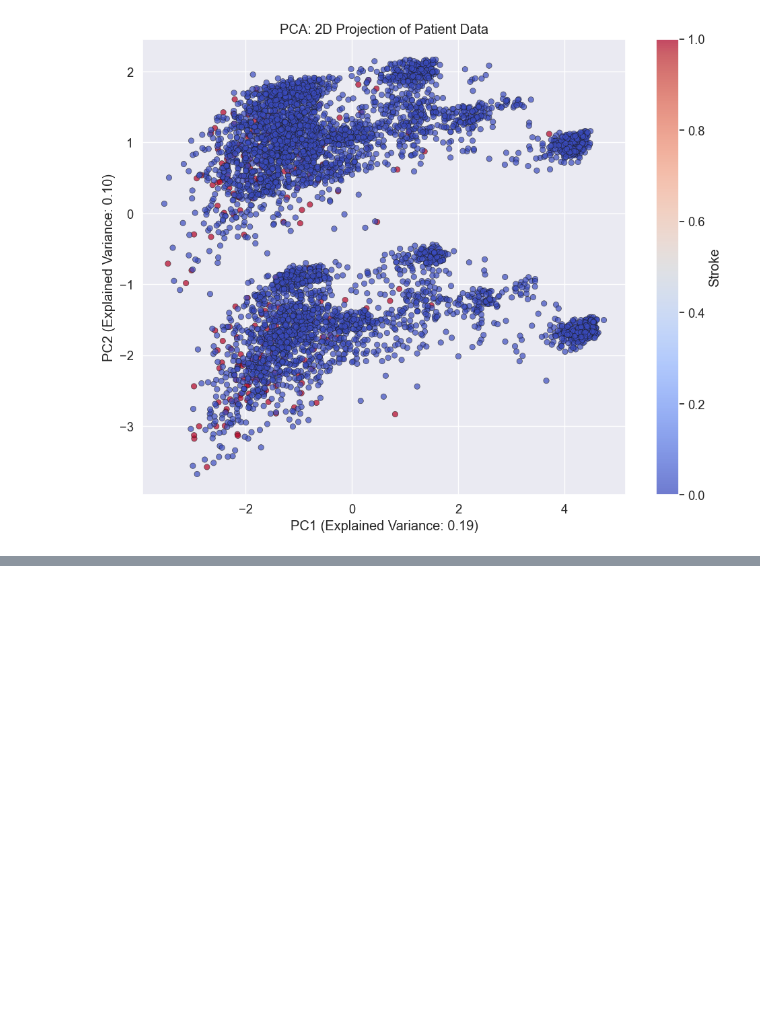
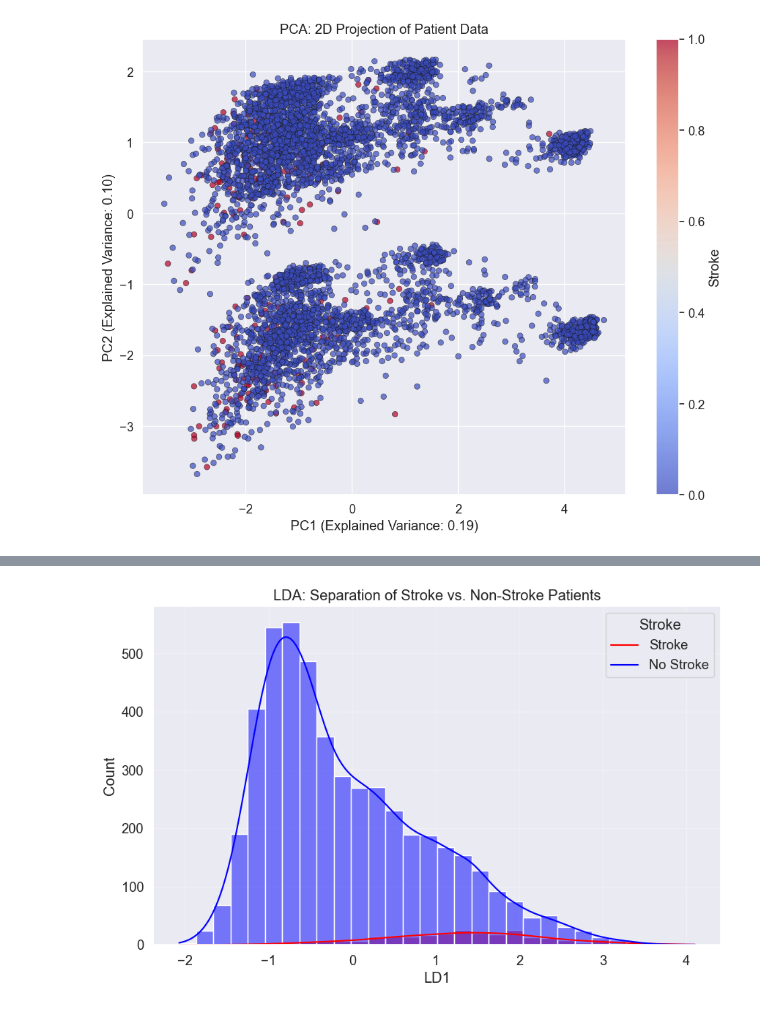
Before and after one commit to marwannour1/stroke_prediction, a Jupyter notebook: main.ipynb, the cells around one changed output, grey strips where cells are left out. Saved outputs shown, nothing was run; the diff lists cells and outputs as text; code cells hidden in the pictures; blank space fills up the shorter version.

```diff
--- a/main.ipynb
+++ b/main.ipynb
@@ -376,0 +405,14 @@ plt.show()
+# %%
+lda_df = pd.DataFrame(data=X_lda, columns=['LD1'])
+lda_df['stroke'] = df['stroke'].reset_index(drop=True)
+
+plt.figure(figsize=(10, 6))
+sns.histplot(data=lda_df, x='LD1', hue='stroke', bins=30, kde=True, palette={0:'blue', 1:'red'})
+plt.title('LDA: Separation of Stroke vs. Non-Stroke Patients')
+plt.xlabel('LD1')
+plt.ylabel('Count')
+plt.legend(title='Stroke', labels=['Stroke', 'No Stroke'])
+plt.grid(alpha=0.3)
+plt.show()
+# %% [output]
+[figure, added]
```
Also changed, not shown: parts of 3 cells of this notebook.
